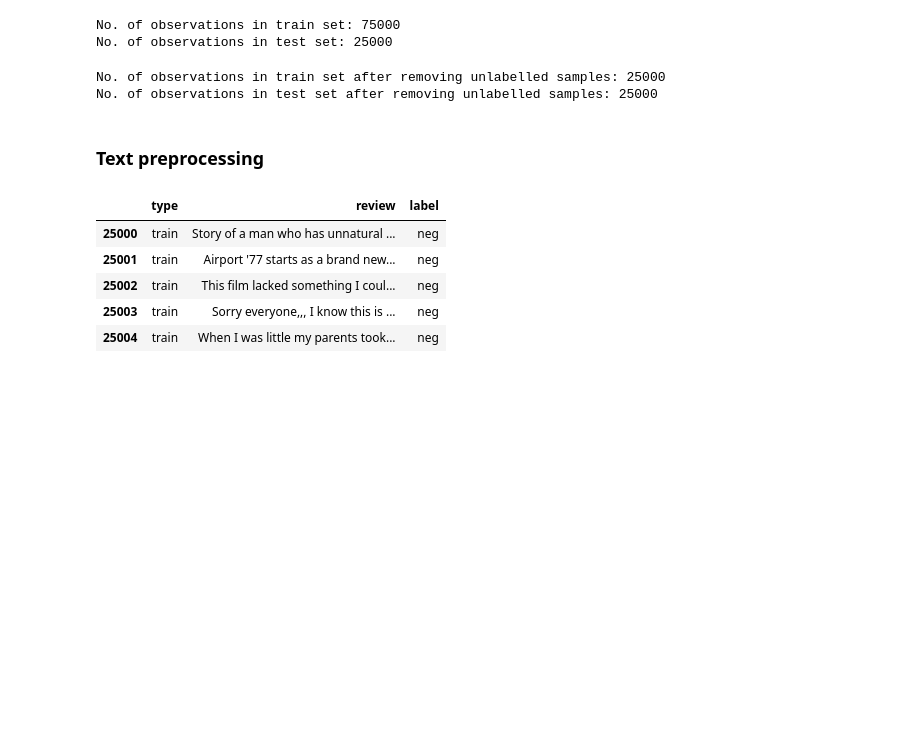
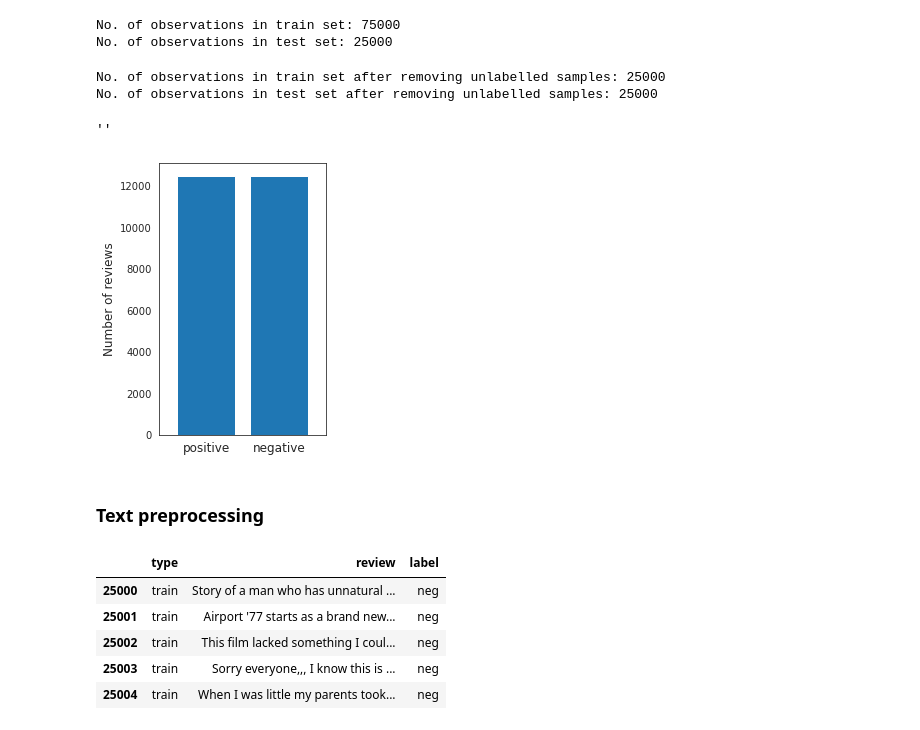
Before and after one commit to CrazyDaffodils/Learning_NLP, a Jupyter notebook: code/Assignment_1-test2.ipynb, the cells around one changed output. Cells and saved outputs as stored; diff of their text form; code cells hidden in the pictures; blank space fills up the shorter version.

```diff
--- a/code/Assignment_1-test2.ipynb
+++ b/code/Assignment_1-test2.ipynb
@@ -46,6 +48,21 @@ print('No. of observations in test set after removing unlabelled samples: ' + st
 # %% [output]
 No. of observations in train set after removing unlabelled samples: 25000
 No. of observations in test set after removing unlabelled samples: 25000
+# %%
+#fig,ax = plt.subplots()
+sns.set_style('white')
+fig, ax = plt.subplots(1,figsize=(3,5))
+class_counts = train.groupby(['label']).count()
+ax = class_counts['review'].plot(kind='bar', legend=False, width=0.8)
+ax.set_xticklabels(['positive','negative'], rotation = 0, fontsize=12)
+ax.set_xlabel('')
+ax.set_ylabel('Number of reviews', fontsize=12)
+
+
+;
+# %% [output]
+''
+[figure, added]
 # %% [markdown]
 ### Text preprocessing
 # %%
```
Also changed, not shown: parts of 25 cells of this notebook, 1 other file.
